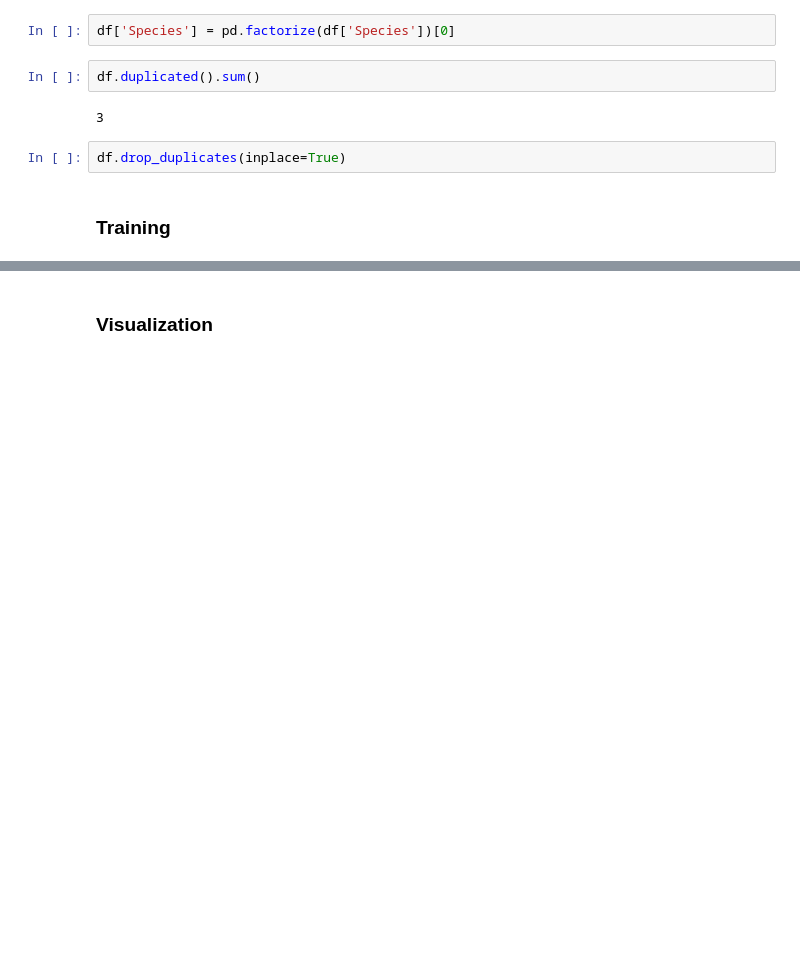
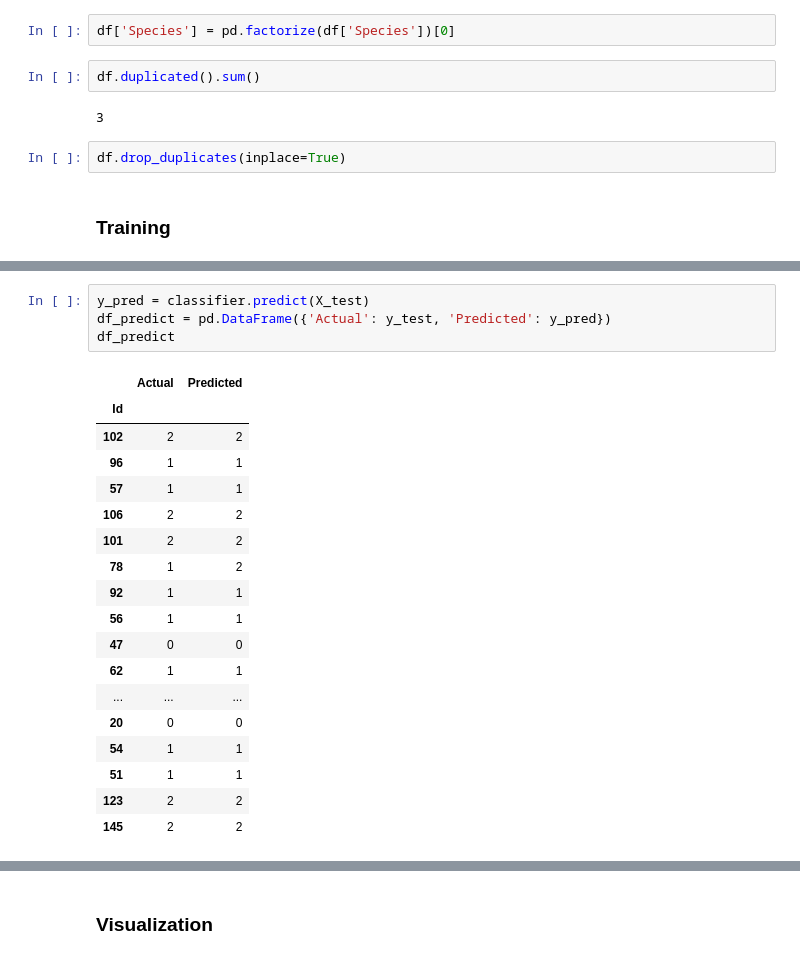
Before and after one commit to madnesso/TSFGRIPTasks, a Jupyter notebook: notebooks/Prediction using Decision Tree.ipynb, the cells around one changed output, grey strips where cells are left out. Drawn from its saved outputs; the diff is of its cells as text; blank space fills up the shorter version.

```diff
--- a/notebooks/Prediction using Decision Tree.ipynb
+++ b/notebooks/Prediction using Decision Tree.ipynb
@@ -35,0 +40,23 @@ DecisionTreeClassifier()
+# %%
+y_pred = classifier.predict(X_test)
+df_predict = pd.DataFrame({'Actual': y_test, 'Predicted': y_pred})
+df_predict
+# %% [output]
+|  | Actual | Predicted |
+| Id |  |  |
+| 102 | 2 | 2 |
+| 96 | 1 | 1 |
+| 57 | 1 | 1 |
+| 106 | 2 | 2 |
+| 101 | 2 | 2 |
+| 78 | 1 | 2 |
+| 92 | 1 | 1 |
+| 56 | 1 | 1 |
+| 47 | 0 | 0 |
+| 62 | 1 | 1 |
+| ... | ... | ... |
+| 20 | 0 | 0 |
+| 54 | 1 | 1 |
+| 51 | 1 | 1 |
+| 123 | 2 | 2 |
+| 145 | 2 | 2 |
```
Also changed, not shown: parts of 10 cells of this notebook.
